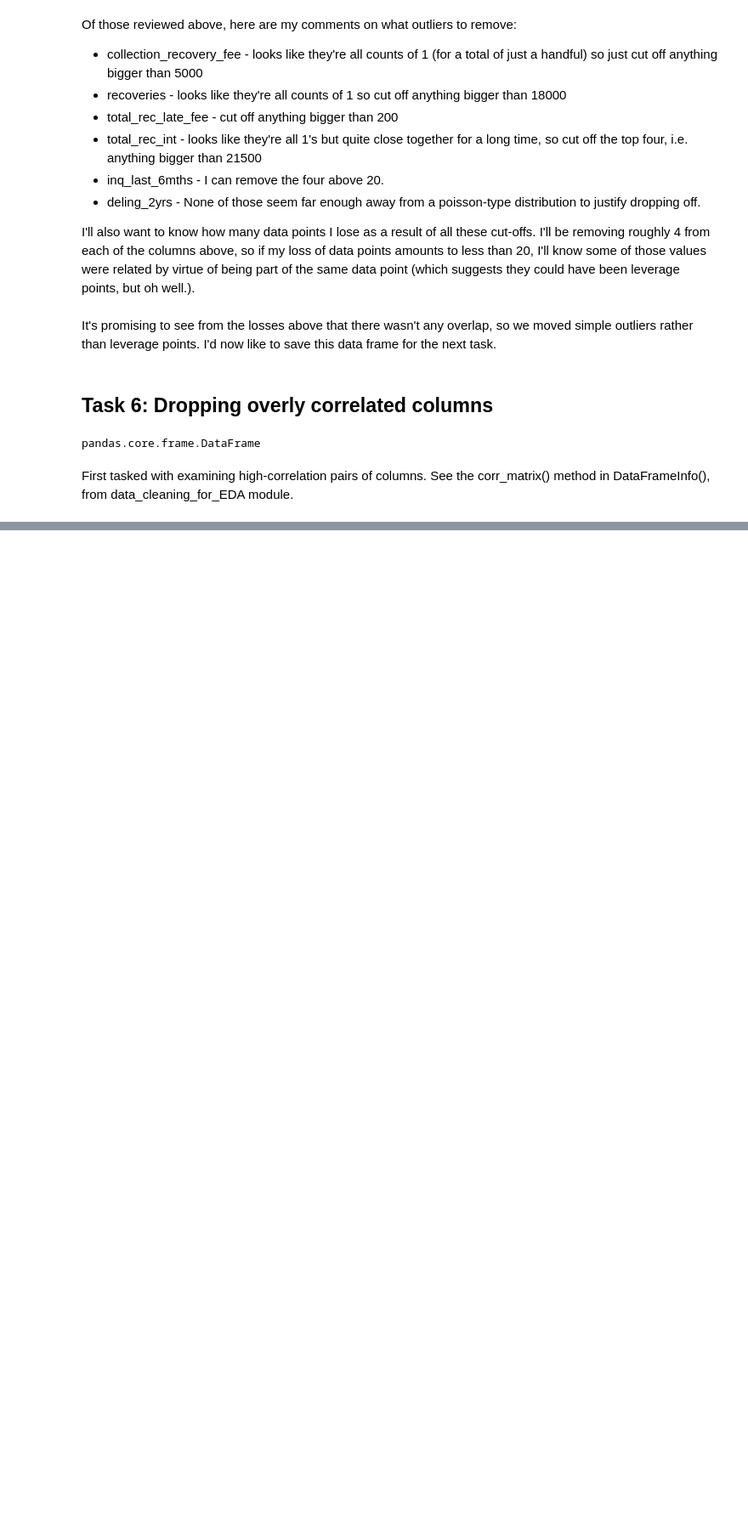
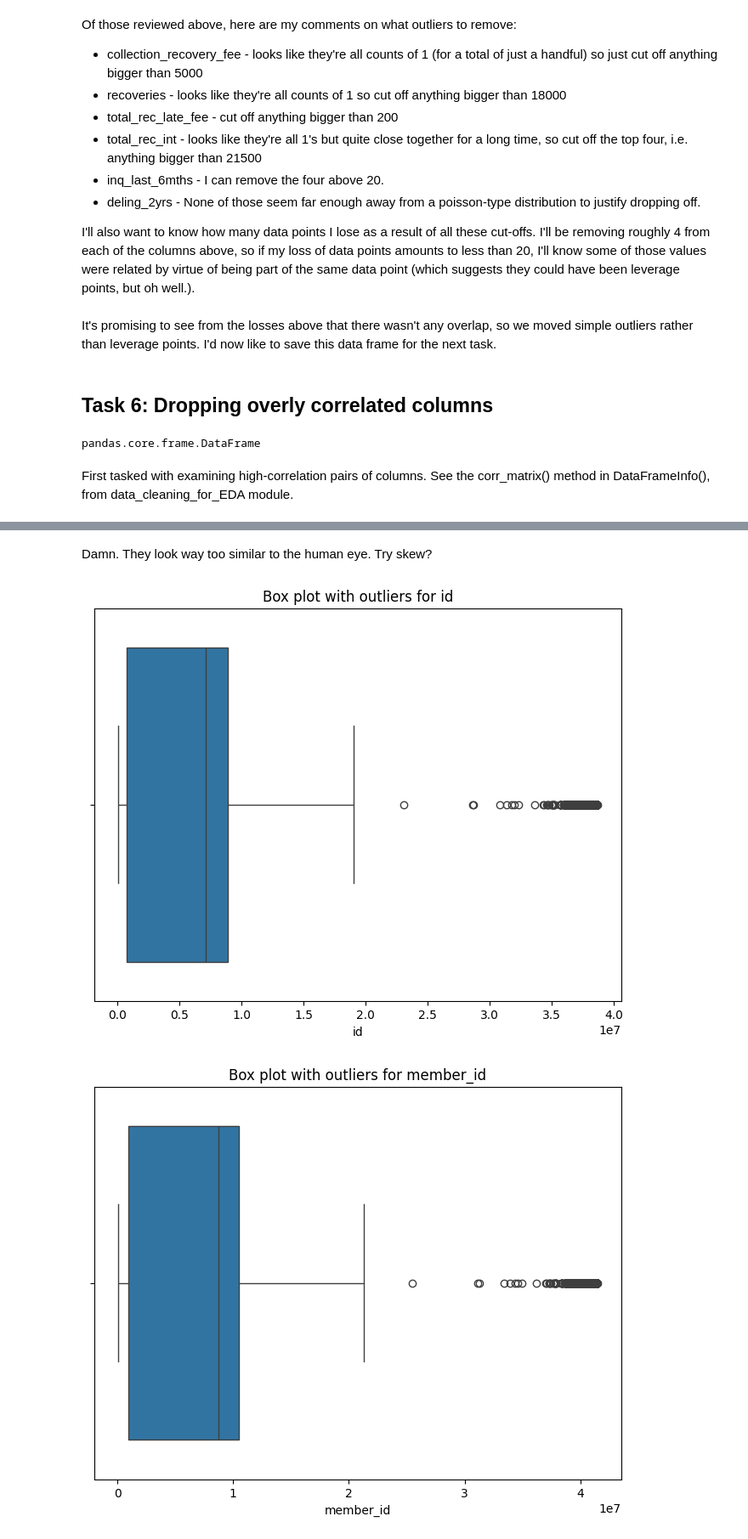
Before and after one commit to ThanksCheersHrng/exploratory-data-analysis---customer-loans-in-finance202, a Jupyter notebook: ongoing_workspace_2.ipynb, the cells around one changed output, grey strips where cells are left out. Shown: that part at 85% size. Cells and saved outputs as stored; diff of their text form; code cells hidden in the pictures; blank space fills up the shorter version.

```diff
--- a/ongoing_workspace_2.ipynb
+++ b/ongoing_workspace_2.ipynb
@@ -153,0 +158,8 @@ KeyError: "None of [Index([                      ('Unnamed: 0', 'id'),\n
+# %% [markdown]
+Damn. They look way too similar to the human eye. Try skew?
+# %%
+df.boxplot_with_outliers('id')
+df.boxplot_with_outliers('member_id')
+# %% [output]
+[figure, added]
+[figure, added]
```
Also changed, not shown: parts of 8 cells of this notebook, 4 other files.
